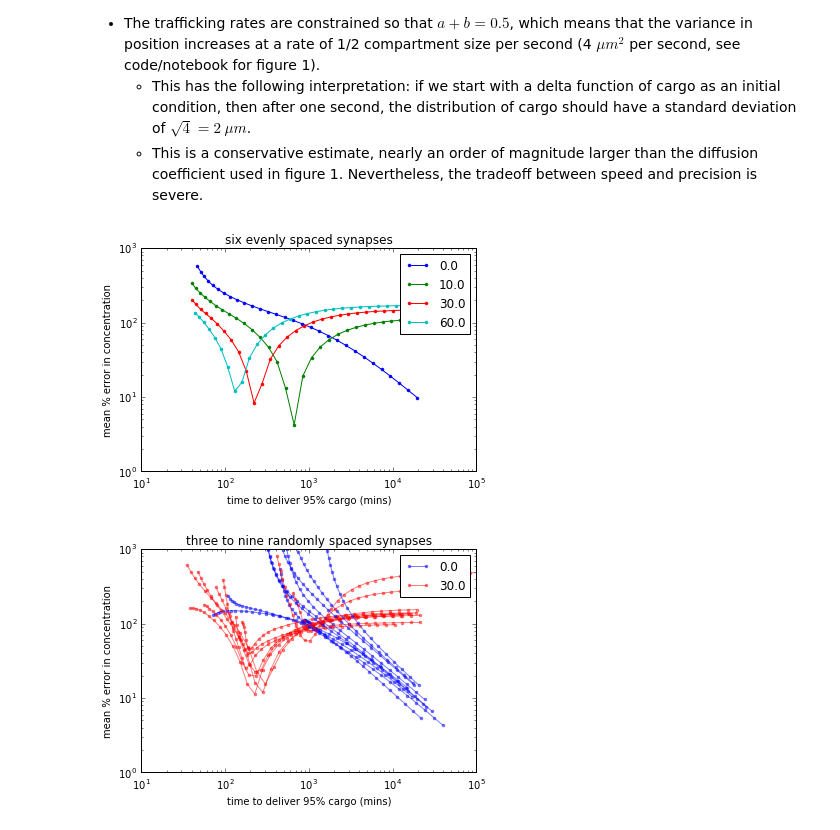
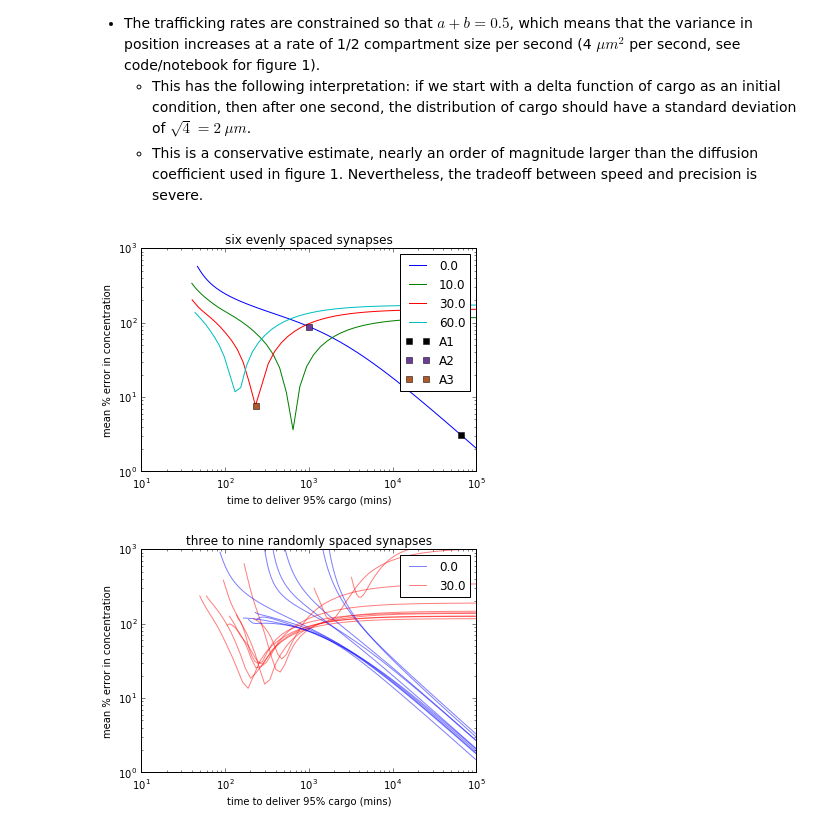
Before and after one commit to ahwillia/Williams-etal-Synaptic-Transport, a Jupyter notebook: results/06/Fig_6.ipynb, the cells around one changed output. Drawn from its saved outputs; the diff is of its cells as text; code cells hidden in the pictures.

Commit message:
add points on tradeoff curve in Fig6

```diff
--- a/results/06/Fig_6.ipynb
+++ b/results/06/Fig_6.ipynb
@@ -110,9 +110,13 @@ def save_steady_state(filename,n_syn,timescale=1e-4,bias=0.0,syn_loc=None):
     plt.tight_layout()
     plt.savefig(filename+'.svg')
 
+    err = 100*np.mean(np.abs((y-uss[N:])/y))
+    ts = calc_timescale(A)
+    return ts, err
+
 def calc_tradeoff_curve(n_syn,bias=0.0,syn_loc=None):
     tau,err = [],[]
-    for timescale in np.logspace(-4,-0.9,30):
+    for timescale in np.logspace(-5,-0.9,50):
         A,u0,y = get_matrix(n_syn,timescale,bias,syn_loc)
         tss = calc_timescale(A)
         uss = np.dot(expm(A*1e2*tss),u0) # steady-state profile
@@ -232,7 +239,10 @@ bias_levels = [velocities[i]/60/cs/2 for i in range(len(velocities))]
 plt.figure()
 for bias in bias_levels:
     tau,err = calc_tradeoff_curve(6,bias=bias)
-    plt.plot(tau/60,err,'.-')
+    plt.plot(tau/60,err,'-')
+plt.plot(a1_ts/60, a1_err, 's', color='k')
+plt.plot(b1_ts/60, b1_err, 's', color='#6a3d9a')
+plt.plot(c1_ts/60, c1_err, 's', color='#b15928')
 plt.xscale('log')
 plt.yscale('log')
 plt.xlim([1e1,1e5])
@@ -240,28 +250,28 @@ plt.ylim([1e0,1e3])
 plt.xlabel('time to deliver 95% cargo (mins)')
 plt.ylabel('mean % error in concentration')
 plt.title('six evenly spaced synapses')
-plt.legend(velocities)
+plt.legend(velocities+['A1','A2','A3'])
 plt.savefig('D.svg')
 plt.savefig('D.eps')
 # %% [output]
-[figure, old version]
+[figure, new version]
 # %%
 plt.figure()
 for r in range(10):
     loc = np.random.uniform(0,1,np.random.randint(3,10))
     plt.gca().set_color_cycle(None)
     for bias,color in zip([bias_levels[i] for i in (0,2)],['b','r']):
         tau,err = calc_tradeoff_curve(len(loc),bias=bias,syn_loc=loc)
-        plt.plot(tau/60,err,'.-',alpha=0.5,color=color)
+        plt.plot(tau/60,err,'-',alpha=0.5,color=color)
 plt.xscale('log')
 plt.yscale('log')
 plt.xlim([1e1,1e5])
 plt.ylim([1e0,1e3])
 plt.xlabel('time to deliver 95% cargo (mins)')
 plt.ylabel('mean % error in concentration')
 plt.title('three to nine randomly spaced synapses')
 plt.legend([velocities[i] for i in (0,2)])
 plt.savefig('E.svg')
 plt.savefig('E.eps')
 # %% [output]
-[figure, old version]
+[figure, new version]
```
Also changed, not shown: parts of 3 cells of this notebook.
